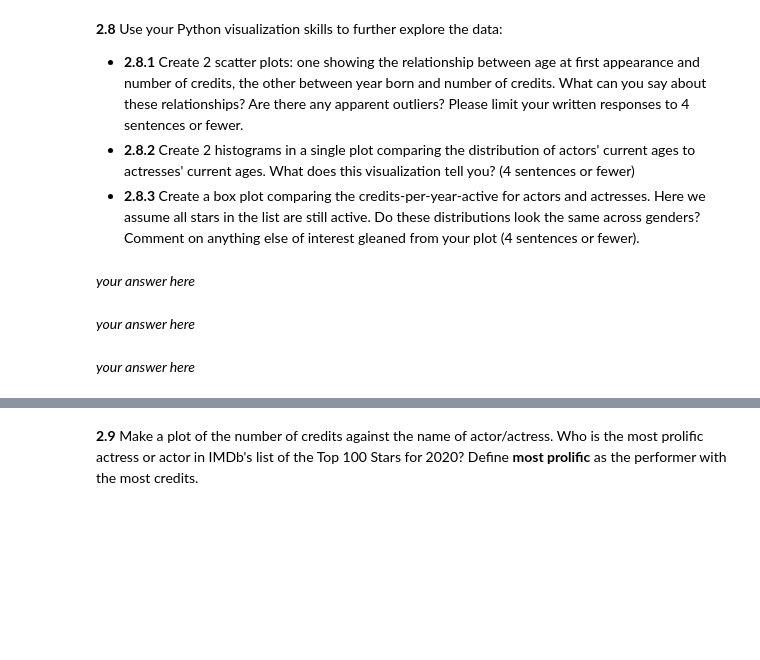
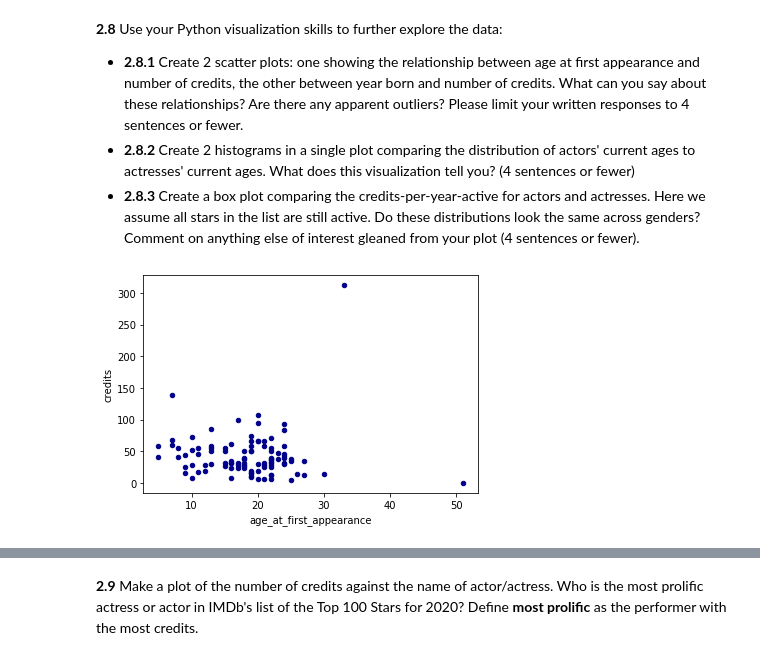
Before and after one commit to CreditPy/2021-s109a, a Jupyter notebook: cs_s109a_hw1/cs_s109a_hw1.ipynb, the cells around one changed output, grey strips where cells are left out. Cells and saved outputs as stored; diff of their text form; code cells hidden in the pictures; blank space fills up the shorter version.

```diff
--- a/cs_s109a_hw1/cs_s109a_hw1.ipynb
+++ b/cs_s109a_hw1/cs_s109a_hw1.ipynb
@@ -476,3 +624,4 @@ star_table
 **2.6** We provide a JSON file called `data/staff_starinfo_2020.json` created by CS109 teaching staff for consistency, which you should use for the rest of the homework. Import the contents of this JSON file into a pandas dataframe called `frame`. Check the types of variables in each column and clean these variables if needed. Add a new column to your dataframe with the age of each actor when they made their first appearance, movie or TV, (name this column `age_at_first_appearance`). Check some of the values of this new column. Do you find any problems? You don't need to fix them.
 # %%
 # your code here
+frame = pd.read_json('data/staff_starinfo_2020.json')
@@ -486,0 +639,3 @@ star_table
+# %%
+# Calculate  age_at_first_appearance
+frame.eval('age_at_first_appearance = year_first_movie - year_born', inplace=True)
@@ -500,5 +682,6 @@ star_table
 # %%
 # 2.8.1
 # your code here
+scatter_plot = frame.plot.scatter(x='age_at_first_appearance', y='credits', c='DarkBlue')
+# %% [output]
+[figure, added]
-# %% [markdown]
-*your answer here*
@@ -508,2 +687,0 @@ star_table
-# %% [markdown]
-*your answer here*
@@ -513,2 +687,0 @@ star_table
-# %% [markdown]
-*your answer here*
```
Also changed, not shown: parts of 56 cells of this notebook.
